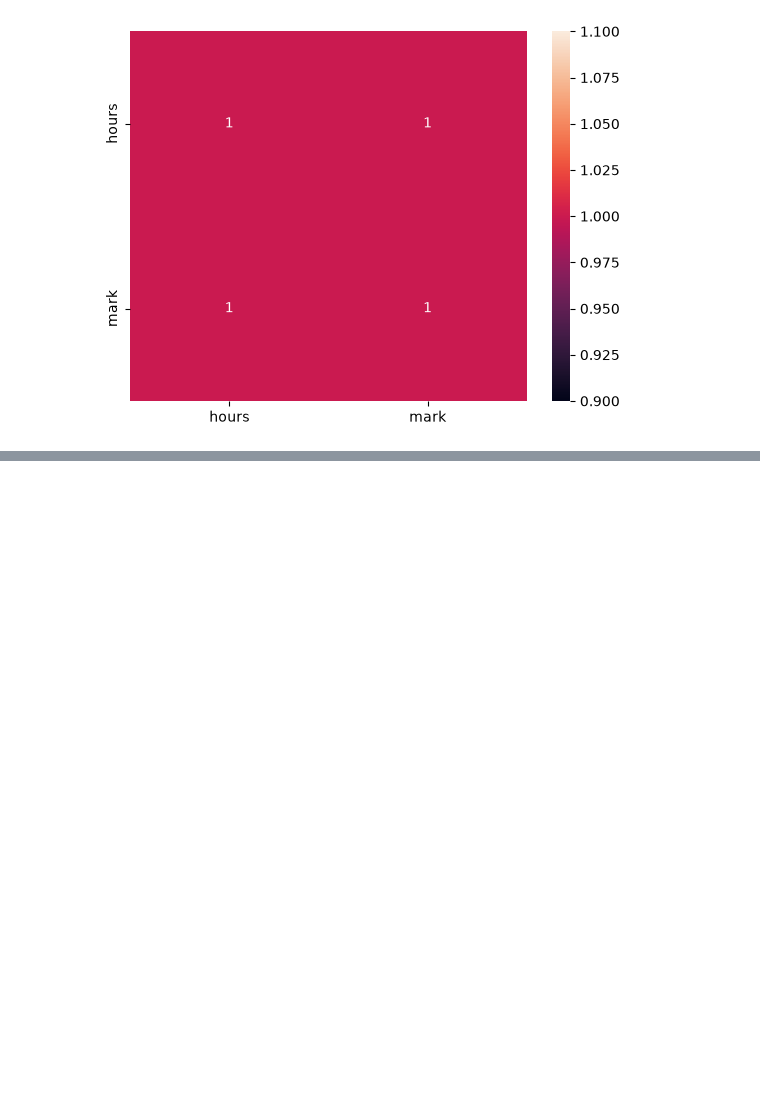
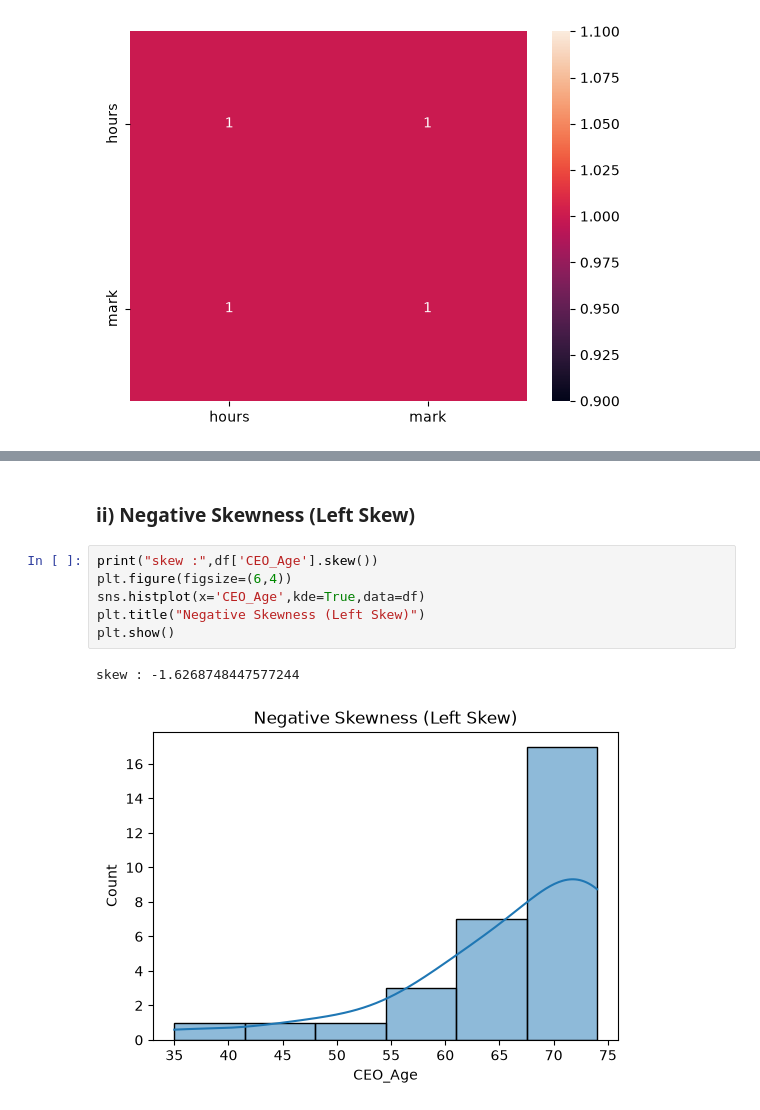
Before and after one commit to krish-hirani-001/data-science-learning-journey, a Jupyter notebook: 09_Statistics/descriptive_statistics.ipynb, the cells around one changed output, grey strips where cells are left out. Saved outputs shown, nothing was run; the diff lists cells and outputs as text; blank space fills up the shorter version.

```diff
--- a/09_Statistics/descriptive_statistics.ipynb
+++ b/09_Statistics/descriptive_statistics.ipynb
@@ -271,0 +303,11 @@ plt.show()
+# %% [markdown]
+### ii) Negative Skewness (Left Skew)
+# %%
+print("skew :",df['CEO_Age'].skew())
+plt.figure(figsize=(6,4))
+sns.histplot(x='CEO_Age',kde=True,data=df)
+plt.title("Negative Skewness (Left Skew)")
+plt.show()
+# %% [output]
+skew : -1.6268748447577244
+[figure, added]
```
Also changed, not shown: parts of 6 cells of this notebook, 3 other files.
